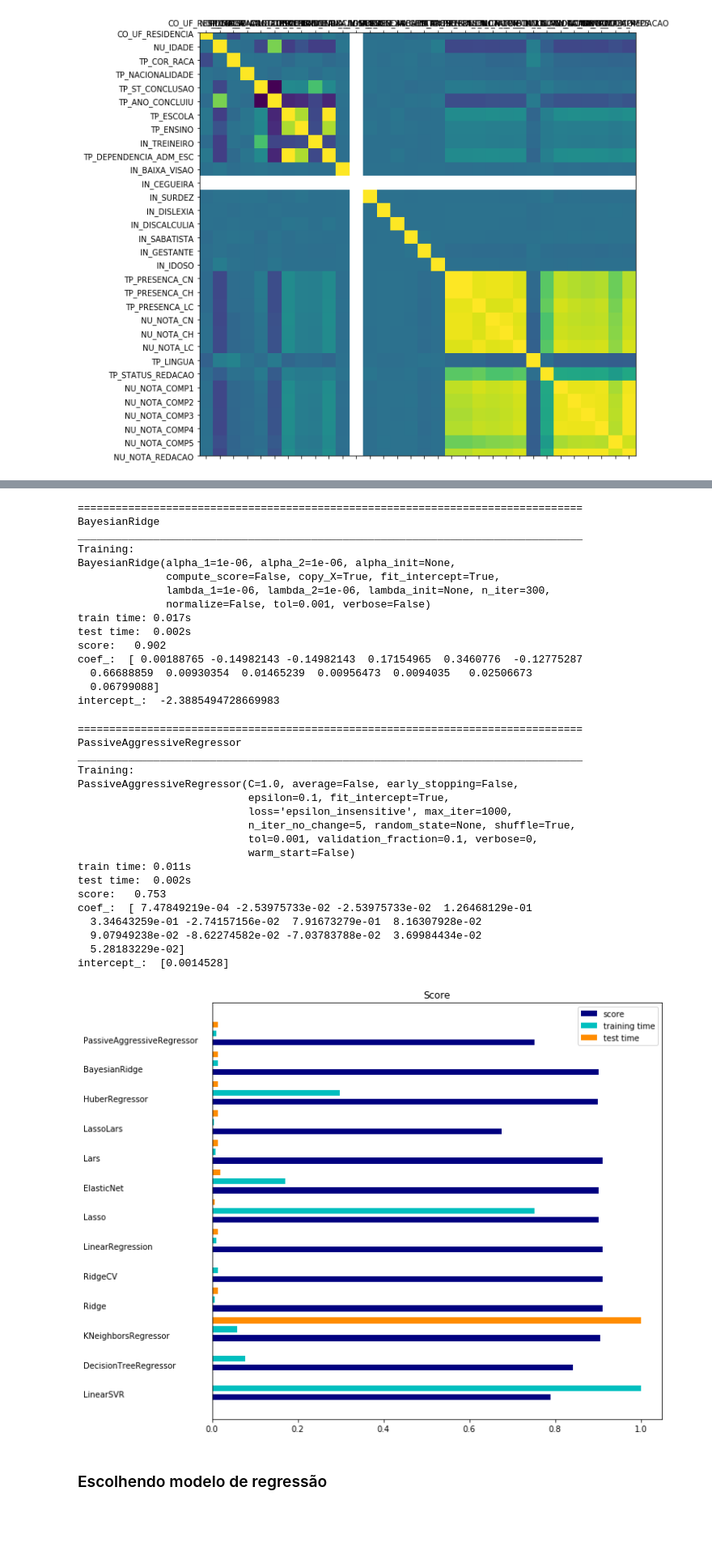
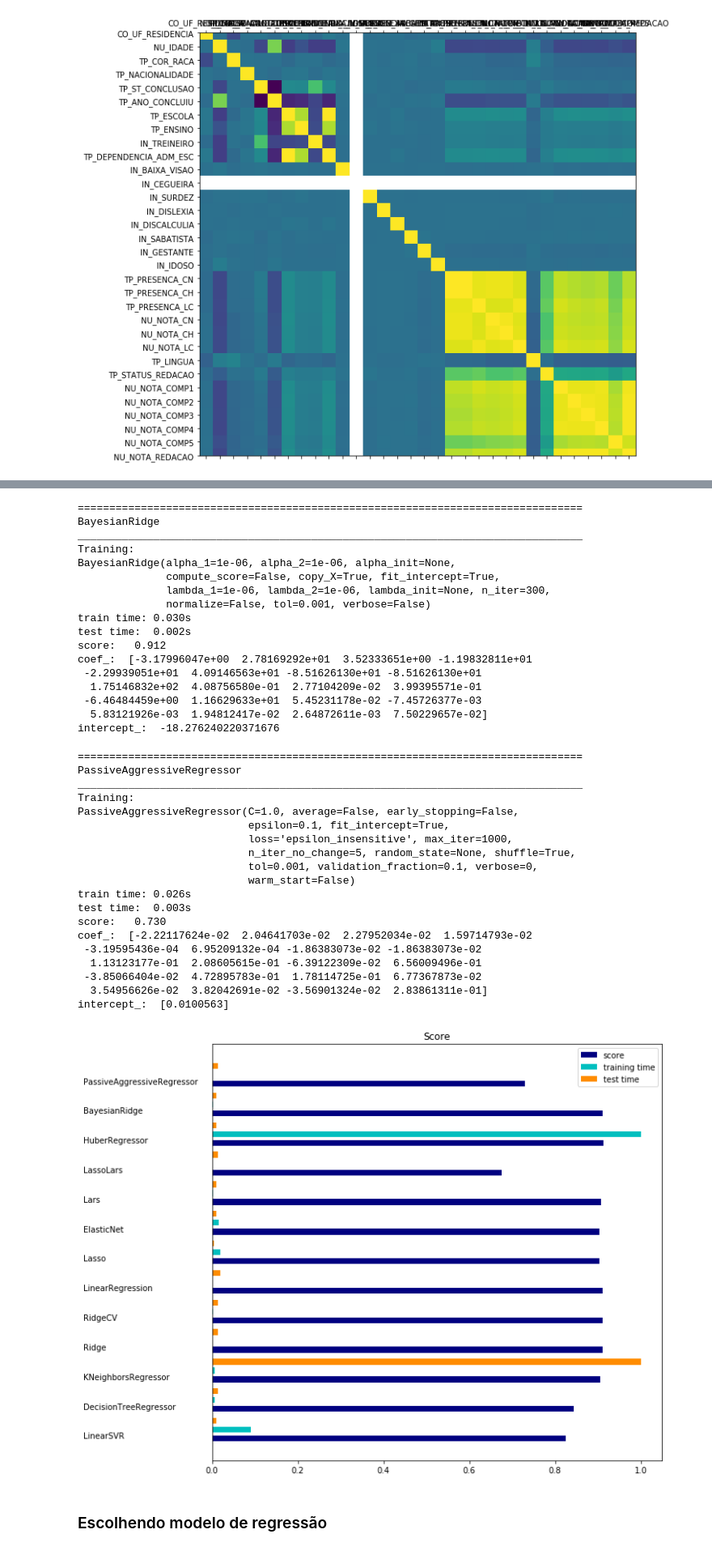
Before and after one commit to diasctiago/codenation, a Jupyter notebook: Semana 08 - Regressão/Desafio/main.ipynb, the cells around one changed output, grey strips where cells are left out. Shown at 81% size. Drawn from its saved outputs; the diff is of its cells as text; code cells hidden in the pictures; blank space fills up the shorter version.

```diff
--- a/Semana 08 - Regressão/Desafio/main.ipynb
+++ b/Semana 08 - Regressão/Desafio/main.ipynb
@@ -104,0 +92,6 @@ array([  0.97161968,   0.99083283,   1.07516503,   0.90111788,
+# %%
+# Utilizando a função SelectKBest para encontrar as melhores features
+selector = SelectKBest(f_classif, k=20)
+
+# Aplicando a função nas features e target para encontrar as melhores features
+X_new = selector.fit_transform(X, y)
@@ -350,7 +372,7 @@ intercept_:  175.4103921661604
 # %%
 print('=' * 80)
 print('HuberRegressor')
-results.append(benchmark((HuberRegressor())))
+results.append(benchmark((HuberRegressor(max_iter=10000))))
 # %% [output]
 ================================================================================
 HuberRegressor
@@ -383,13 +402,15 @@ BayesianRidge(alpha_1=1e-06, alpha_2=1e-06, alpha_init=None,
               compute_score=False, copy_X=True, fit_intercept=True,
               lambda_1=1e-06, lambda_2=1e-06, lambda_init=None, n_iter=300,
               normalize=False, tol=0.001, verbose=False)
-train time: 0.017s
+train time: 0.030s
 test time:  0.002s
-score:   0.902
-coef_:  [ 0.00188765 -0.14982143 -0.14982143  0.17154965  0.3460776  -0.12775287
-  0.66688859  0.00930354  0.01465239  0.00956473  0.0094035   0.02506673
-  0.06799088]
-intercept_:  -2.3885494728669983
+score:   0.912
+coef_:  [-3.17996047e+00  2.78169292e+01  3.52333651e+00 -1.19832811e+01
+ -2.29939051e+01  4.09146563e+01 -8.51626130e+01 -8.51626130e+01
+  1.75146832e+02  4.08756580e-01  2.77104209e-02  3.99395571e-01
+ -6.46484459e+00  1.16629633e+01  5.45231178e-02 -7.45726377e-03
+  5.83121926e-03  1.94812417e-02  2.64872611e-03  7.50229657e-02]
+intercept_:  -18.276240220371676
 # %%
 print('=' * 80)
 print('PassiveAggressiveRegressor')
@@ -405,41 +426,42 @@ PassiveAggressiveRegressor(C=1.0, average=False, early_stopping=False,
                            n_iter_no_change=5, random_state=None, shuffle=True,
                            tol=0.001, validation_fraction=0.1, verbose=0,
                            warm_start=False)
-train time: 0.011s
-test time:  0.002s
-score:   0.753
-coef_:  [ 7.47849219e-04 -2.53975733e-02 -2.53975733e-02  1.26468129e-01
-  3.34643259e-01 -2.74157156e-02  7.91673279e-01  8.16307928e-02
-  9.07949238e-02 -8.62274582e-02 -7.03783788e-02  3.69984434e-02
-  5.28183229e-02]
-intercept_:  [0.0014528]
+train time: 0.026s
+test time:  0.003s
+score:   0.730
+coef_:  [-2.22117624e-02  2.04641703e-02  2.27952034e-02  1.59714793e-02
+ -3.19595436e-04  6.95209132e-04 -1.86383073e-02 -1.86383073e-02
+  1.13123177e-01  2.08605615e-01 -6.39122309e-02  6.56009496e-01
+ -3.85066404e-02  4.72895783e-01  1.78114725e-01  6.77367873e-02
+  3.54956626e-02  3.82042691e-02 -3.56901324e-02  2.83861311e-01]
+intercept_:  [0.0100563]
 # %%
+# Gráfico de avalização dos modelos
 indices = np.arange(len(results))
 
 results = [[x[i] for x in results] for i in range(4)]
 
 clf_names, score, training_time, test_time = results
 training_time = np.array(training_time) / np.max(training_time)
 test_time = np.array(test_time) / np.max(test_time)
 
 plt.figure(figsize=(12, 8))
 plt.title("Score")
 plt.barh(indices, score, .2, label="score", color='navy')
-plt.barh(indices + .3, training_time, .2, label="training time",
-         color='c')
+plt.barh(indices + .3, training_time, .2, label="training time", color='c')
 plt.barh(indices + .6, test_time, .2, label="test time", color='darkorange')
 plt.yticks(())
 plt.legend(loc='best')
 plt.subplots_adjust(left=.25)
 plt.subplots_adjust(top=.95)
 plt.subplots_adjust(bottom=.05)
 
 for i, c in zip(indices, clf_names):
     plt.text(-.3, i, c)
 
 plt.show()
 # %% [output]
-[figure, old version]
+[figure, new version]
 # %% [markdown]
 ### Escolhendo modelo de regressão
 # %%
```
Also changed, not shown: parts of 32 cells of this notebook, 2 other files.
